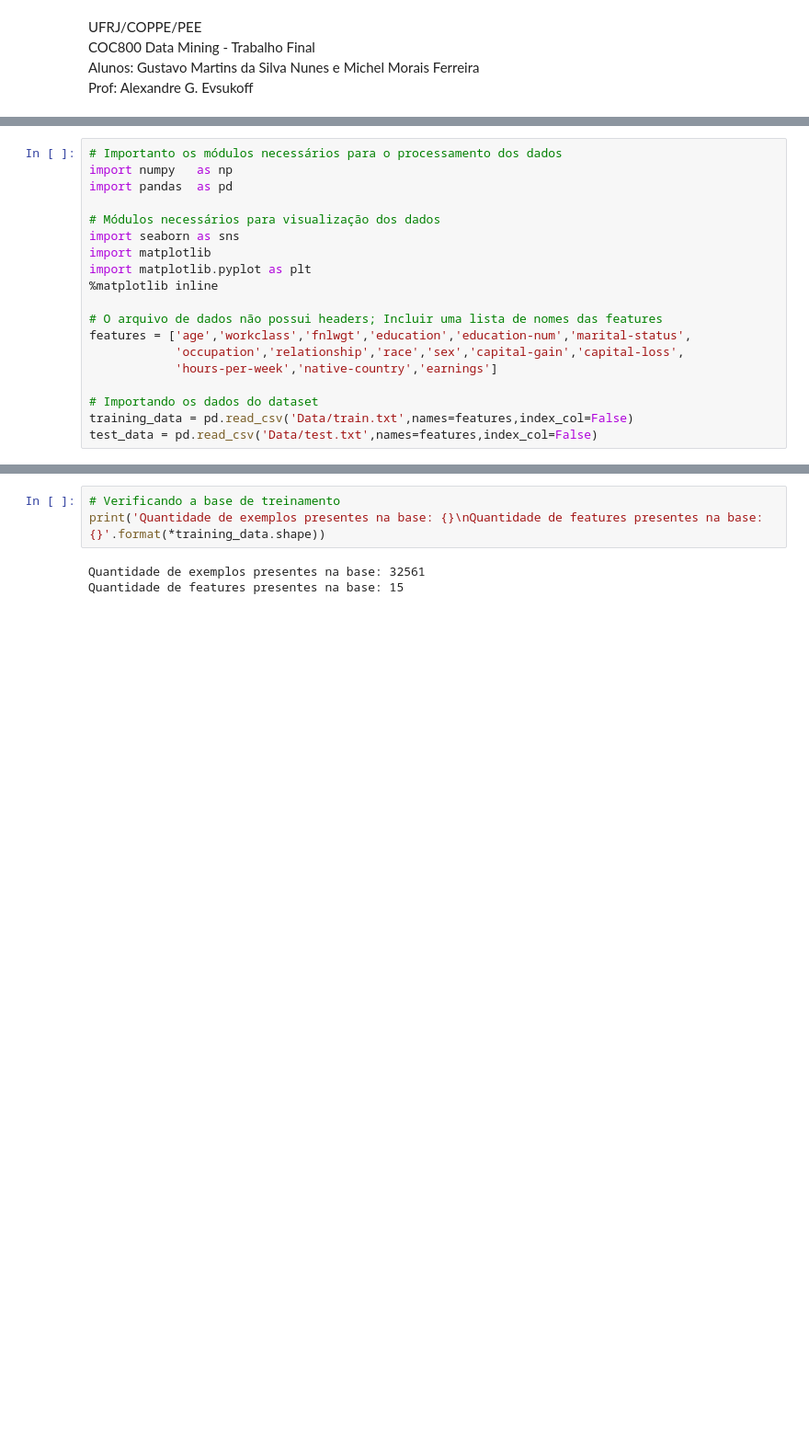
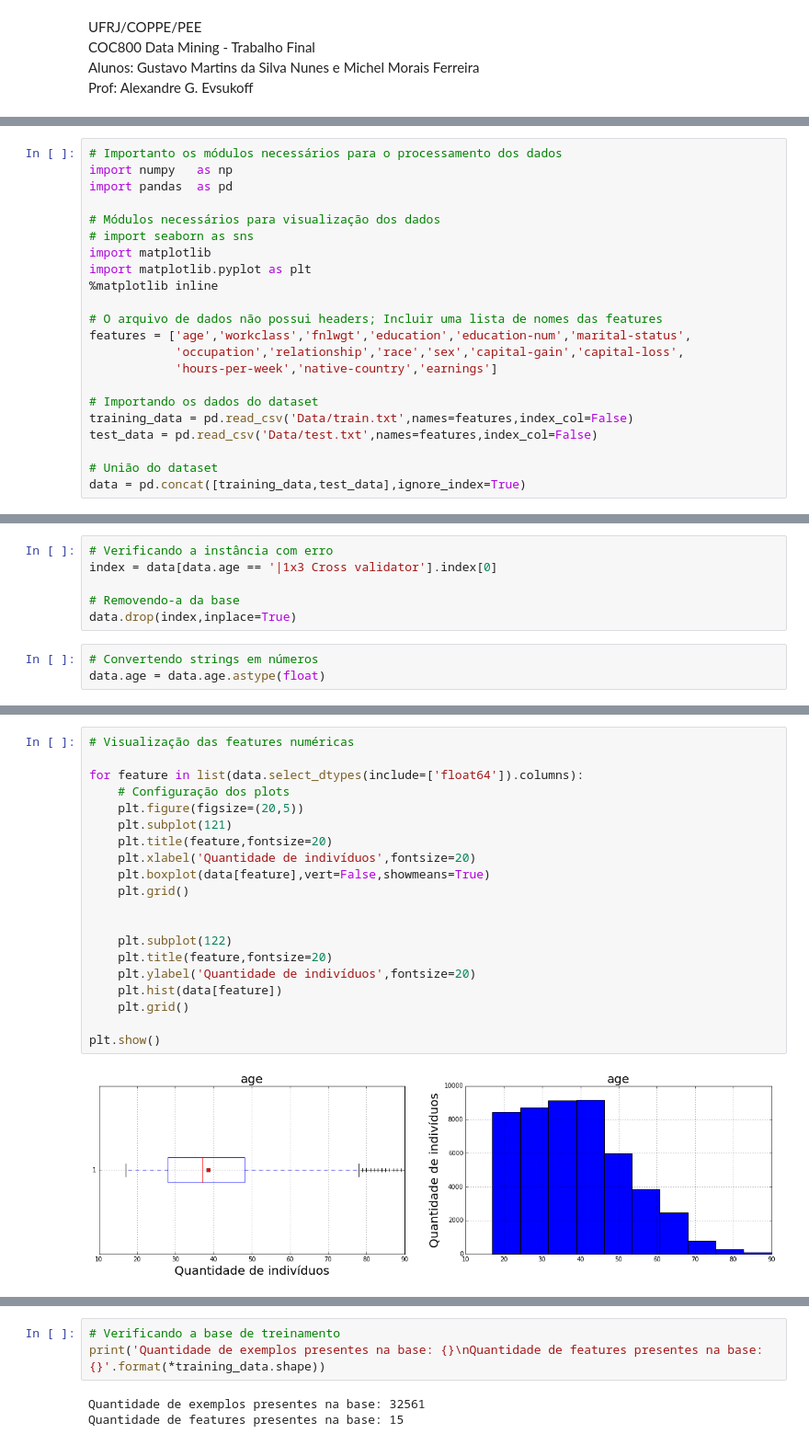
Before and after one commit to gustavo-mn/adult-dataset, a Jupyter notebook: Trabalho.ipynb, the cells around one changed output, grey strips where cells are left out. Shown at 92% size. Cells and saved outputs as stored; diff of their text form; blank space fills up the shorter version.

```diff
--- a/Trabalho.ipynb
+++ b/Trabalho.ipynb
@@ -42,7 +35,7 @@ import numpy   as np
 import pandas  as pd
 
 # Módulos necessários para visualização dos dados
-import seaborn as sns
+# import seaborn as sns
 import matplotlib
 import matplotlib.pyplot as plt
 %matplotlib inline
@@ -55,3 +48,6 @@ features = ['age','workclass','fnlwgt','education','education-num','marital-stat
 # Importando os dados do dataset
 training_data = pd.read_csv('Data/train.txt',names=features,index_col=False)
 test_data = pd.read_csv('Data/test.txt',names=features,index_col=False)
+
+# União do dataset
+data = pd.concat([training_data,test_data],ignore_index=True)
@@ -57,0 +119,9 @@ test_data = pd.read_csv('Data/test.txt',names=features,index_col=False)
+# %%
+# Verificando a instância com erro
+index = data[data.age == '|1x3 Cross validator'].index[0]
+
+# Removendo-a da base
+data.drop(index,inplace=True)
+# %%
+# Convertendo strings em números
+data.age = data.age.astype(float)
@@ -57,0 +195,22 @@ test_data = pd.read_csv('Data/test.txt',names=features,index_col=False)
+# %%
+# Visualização das features numéricas
+
+for feature in list(data.select_dtypes(include=['float64']).columns):
+    # Configuração dos plots
+    plt.figure(figsize=(20,5))
+    plt.subplot(121)
+    plt.title(feature,fontsize=20)
+    plt.xlabel('Quantidade de indivíduos',fontsize=20)
+    plt.boxplot(data[feature],vert=False,showmeans=True)
+    plt.grid()
+
+
+    plt.subplot(122)
+    plt.title(feature,fontsize=20)
+    plt.ylabel('Quantidade de indivíduos',fontsize=20)
+    plt.hist(data[feature])
+    plt.grid()
+
+plt.show()
+# %% [output]
+[figure, added]
```
Also changed, not shown: parts of 66 cells of this notebook, 3 other files.
